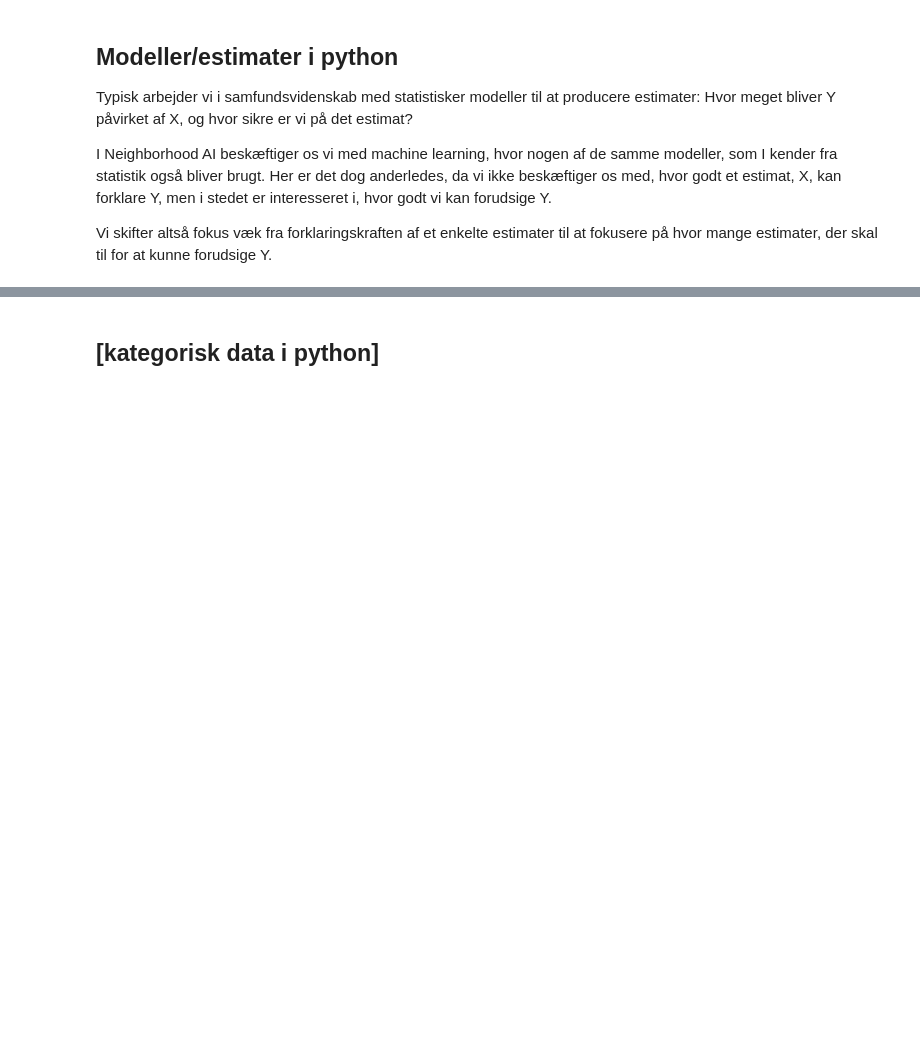
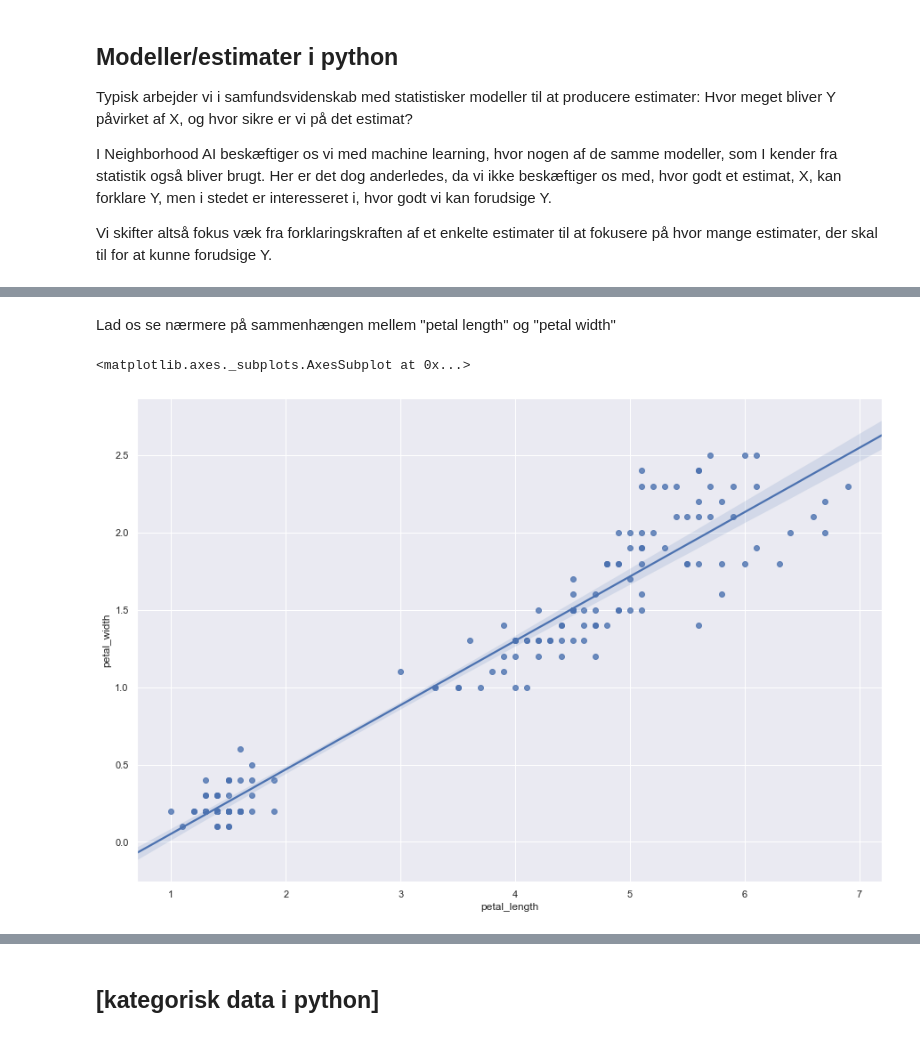
Before and after one commit to CALDISS-AAU/workshop_python-table-data, a Jupyter notebook: notebooks/python_table-data.ipynb, the cells around one changed output, grey strips where cells are left out. Saved outputs shown, nothing was run; the diff lists cells and outputs as text; code cells hidden in the pictures; blank space fills up the shorter version.

```diff
--- a/notebooks/python_table-data.ipynb
+++ b/notebooks/python_table-data.ipynb
@@ -204,0 +179,8 @@ model.score(X, Y)
+# %% [markdown]
+Lad os se nærmere på sammenhængen mellem "petal length" og "petal width"
+# %%
+plt.figure(figsize=(15,10)) #sætter størrelsen på figuren
+sns.regplot(x = 'petal_length', y = 'petal_width', data = data) #regplot - scatterplot med fitted regressionslinje
+# %% [output]
+<matplotlib.axes._subplots.AxesSubplot at 0x...>
+[figure, added]
```
Also changed, not shown: parts of 75 cells of this notebook, 1 other file.
